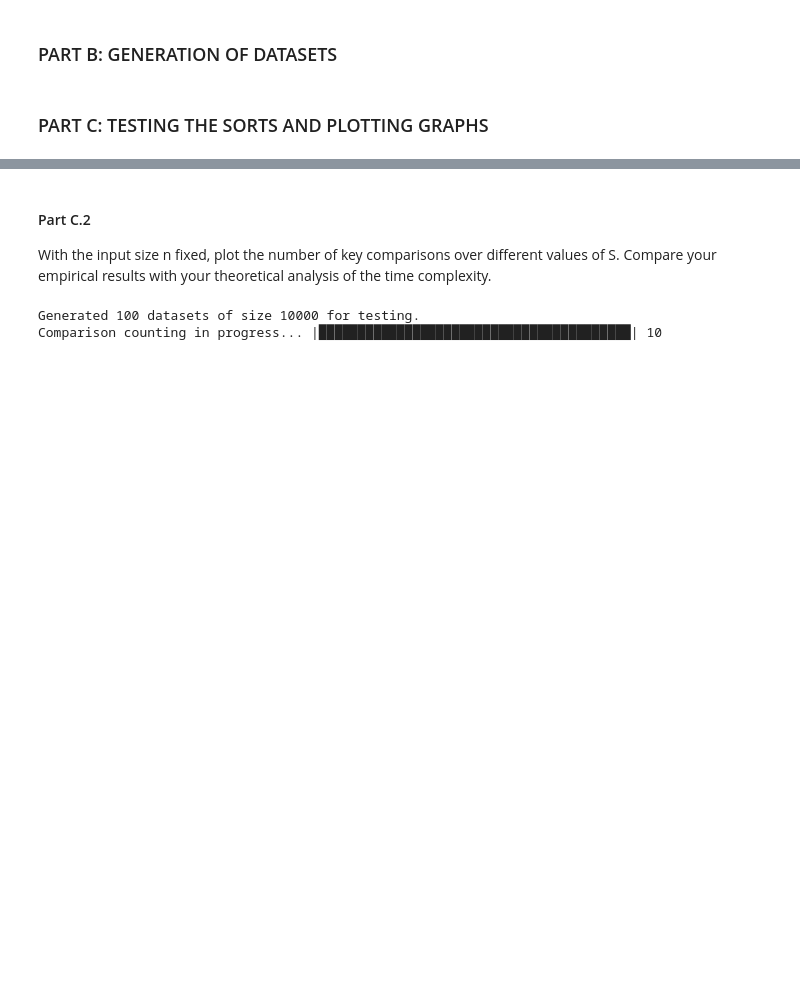
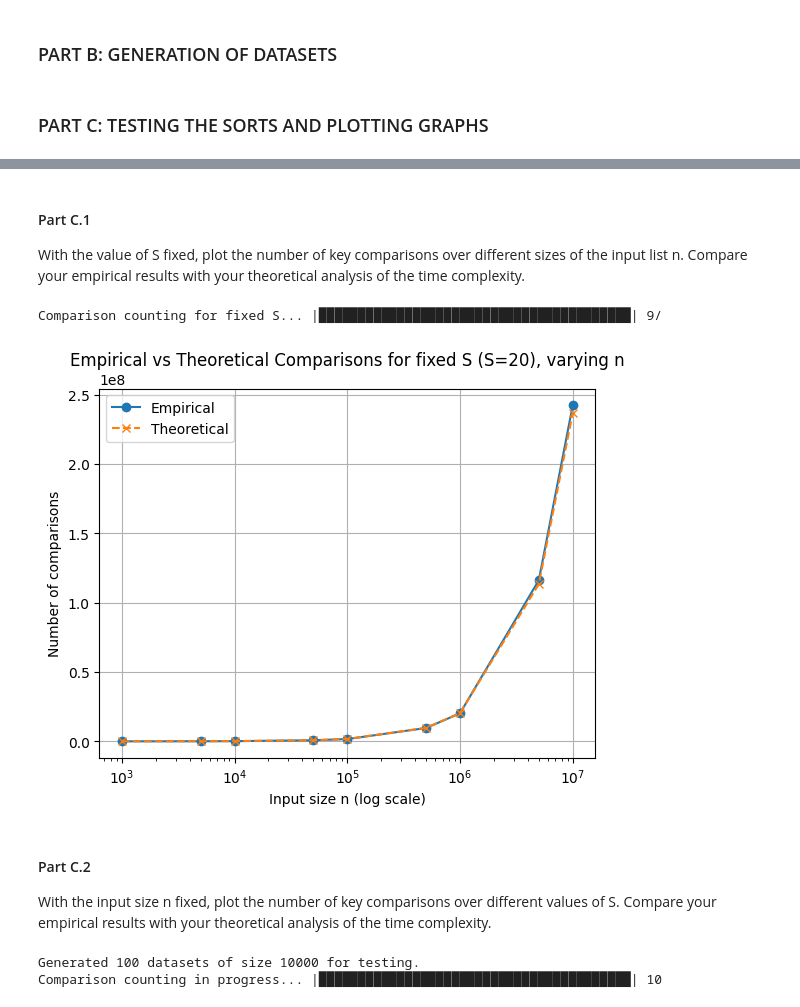
Before and after one commit to maejikal/SC2001-Algorithm-Lab, a Jupyter notebook: lab1/project1.ipynb, the cells around one changed output, grey strips where cells are left out. Cells and saved outputs as stored; diff of their text form; code cells hidden in the pictures; blank space fills up the shorter version.

```diff
--- a/lab1/project1.ipynb
+++ b/lab1/project1.ipynb
@@ -93,3 +111,42 @@ def generate_datasets_n(size,number_of_datasets,x):
+# %% [markdown]
+#### Part C.1
+
+With the value of S fixed, plot the number of key comparisons over
+different sizes of the input list n. Compare your empirical results with
+your theoretical analysis of the time complexity.
+# %%
+S_fixed = 20
+n_values = [1000,5000,10000,50000,100000,500000,1000000,5000000,10000000]
+comps_n_dict = {}
+trials = 5
+with alive_bar(len(n_values), title="Comparison counting for fixed S...", force_tty=True) as bar:
+    for n in n_values:
+        avg_comps = 0
+        for _ in range(trials):
+            dataset = [random.randint(0, 10**9) for _ in range(n)]
+            _, comps = integrate(dataset, S_fixed)
+            avg_comps += comps
+        comps_n_dict[n] = avg_comps / trials
+        bar()
+
+theoretical_results_n = {n: theoretical_comparisons(n, S_fixed) for n in n_values}
+# %% [output]
+Comparison counting for fixed S... |████████████████████████████████████████| 9/
+# %%
+# plotting empirical vs theoretical results
+plt.plot(list(comps_n_dict.keys()), list(comps_n_dict.values()), label="Empirical", marker="o")
+plt.plot(list(theoretical_results_n.keys()), list(theoretical_results_n.values()),
+         label="Theoretical", linestyle="--", marker="x")
+
+plt.xlabel("Input size n (log scale)")
+plt.ylabel("Number of comparisons")
+plt.xscale("log")
+plt.title(f"Empirical vs Theoretical Comparisons for fixed S (S={S_fixed}), varying n")
+plt.legend()
+plt.grid(True)
+plt.show()
+# %% [output]
+[figure, added]
 # %% [markdown]
 #### Part C.2
 
```
Also changed, not shown: parts of 8 cells of this notebook, 1 other file.
